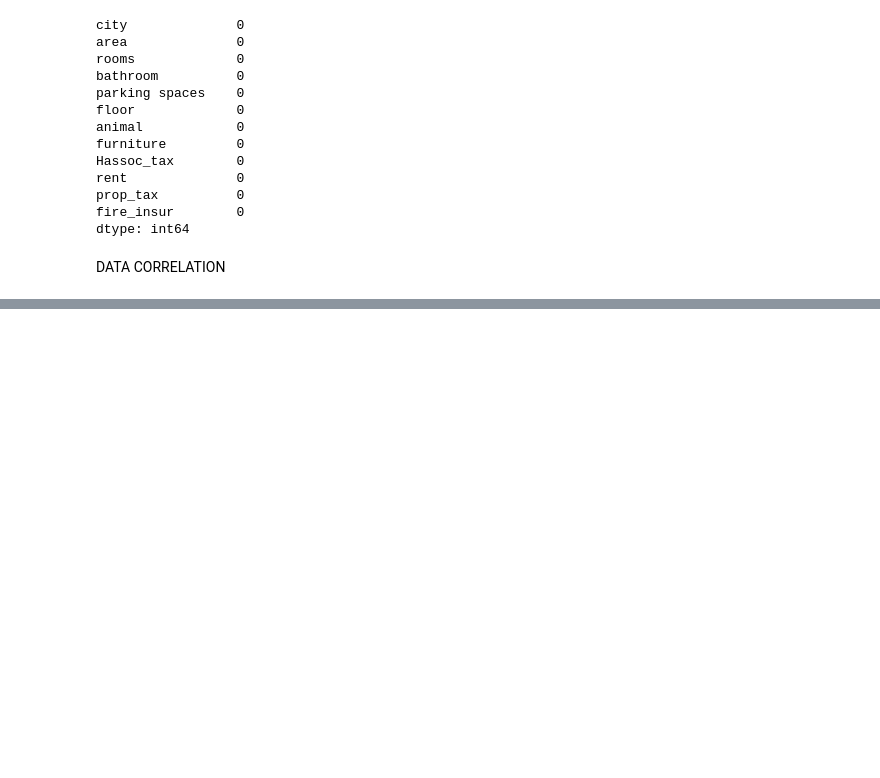
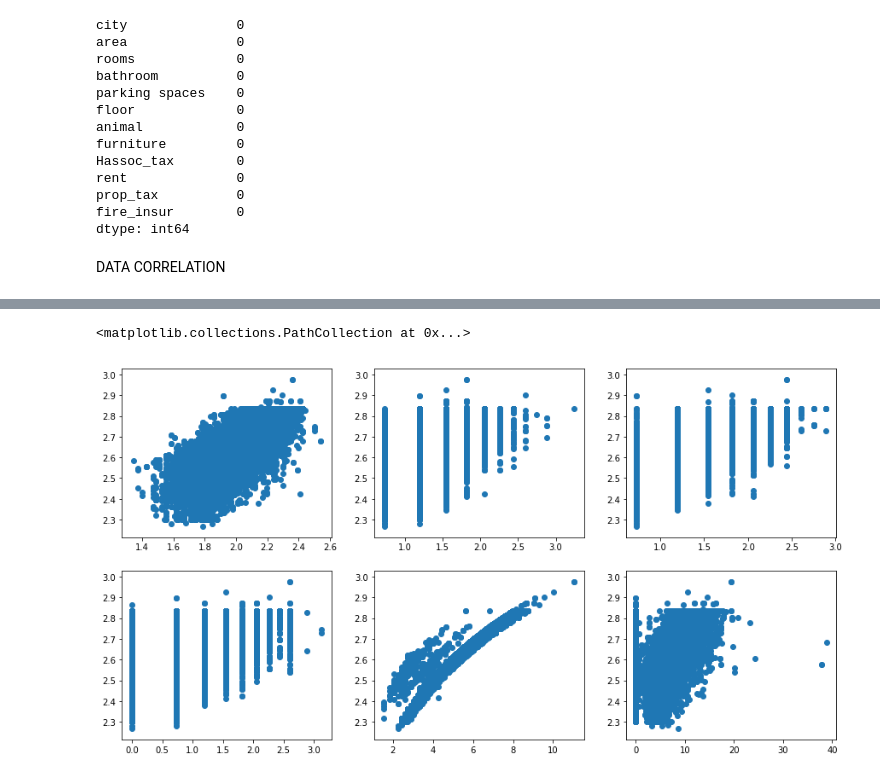
Before and after one commit to Nitin-Rana/house-rent-estimate, a Jupyter notebook: EDA1.ipynb, the cells around one changed output, grey strips where cells are left out. Cells and saved outputs as stored; diff of their text form; code cells hidden in the pictures; blank space fills up the shorter version.

```diff
--- a/EDA1.ipynb
+++ b/EDA1.ipynb
@@ -161,0 +228,12 @@ sns.heatmap(corrmat, vmax=0.9, square=True)
+# %%
+plt.rcParams["figure.figsize"] = (15,8)
+fig, ax = plt.subplots(2,3)
+ax[0,0].scatter(df['area'], df['rent'])
+ax[0,1].scatter(df['rooms'], df['rent'])
+ax[0,2].scatter(df['bathroom'], df['rent'])
+ax[1,0].scatter(df['parking spaces'], df['rent'])
+ax[1,1].scatter(df['fire_insur'], df['rent'])
+ax[1,2].scatter(df['prop_tax'], df['rent'])
+# %% [output]
+<matplotlib.collections.PathCollection at 0x...>
+[figure, added]
```
Also changed, not shown: parts of 12 cells of this notebook.
